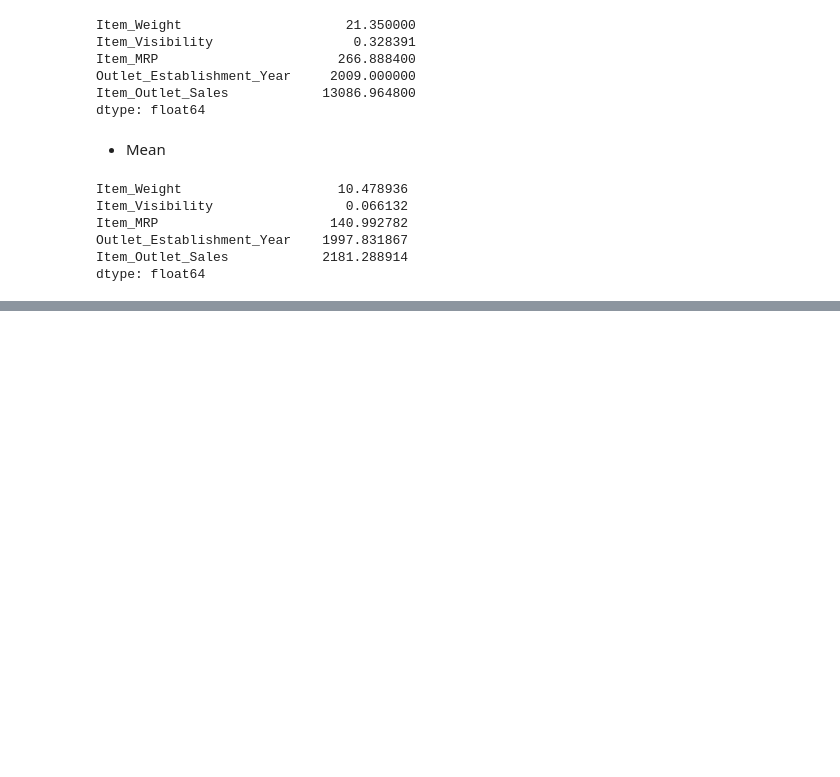
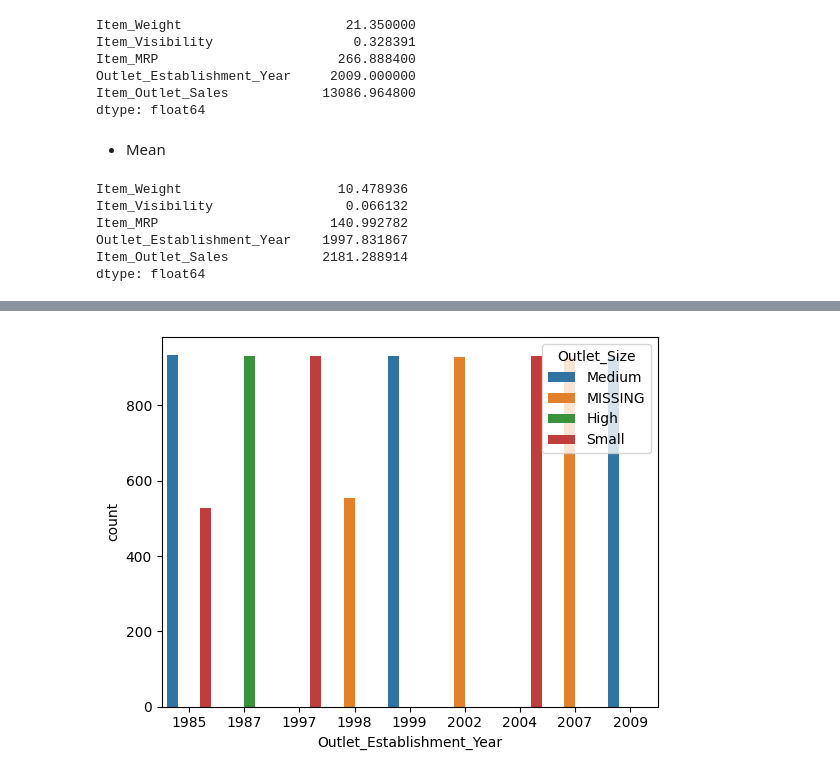
Before and after one commit to Mrammoss/Prediction-of-Product-Sales, a Jupyter notebook: Loading_Data.ipynb, the cells around one changed output, grey strips where cells are left out. Saved outputs shown, nothing was run; the diff lists cells and outputs as text; code cells hidden in the pictures; blank space fills up the shorter version.

```diff
--- a/Loading_Data.ipynb
+++ b/Loading_Data.ipynb
@@ -191,0 +209,4 @@ dtype: float64
+# %%
+ax = sns.countplot(data=df, x='Outlet_Establishment_Year', hue='Outlet_Size')
+# %% [output]
+[figure, added]
```
Also changed, not shown: parts of 8 cells of this notebook.
